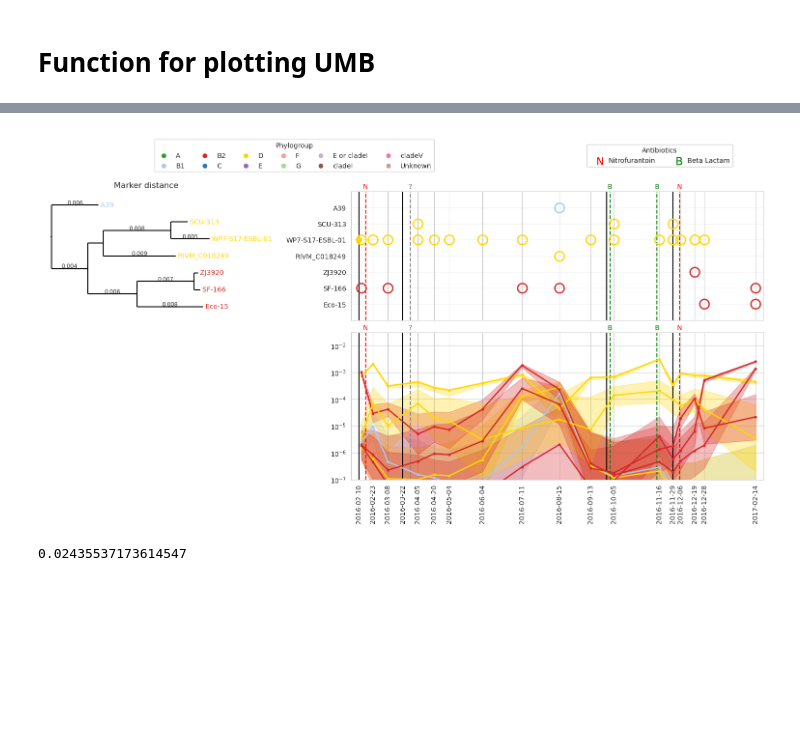
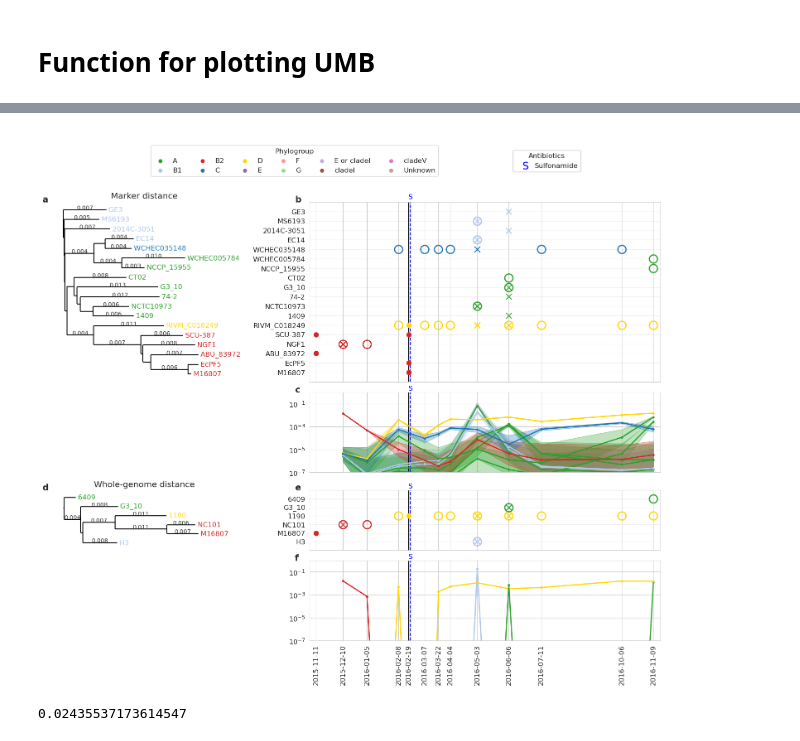
Before and after one commit to gibsonlab/chronostrain, a Jupyter notebook: examples/umb/notebooks/timeseries_plots.ipynb, the cells around one changed output, grey strips where cells are left out. Saved outputs shown, nothing was run; the diff lists cells and outputs as text; code cells hidden in the pictures; blank space fills up the shorter version.

```diff
--- a/examples/umb/notebooks/timeseries_plots.ipynb
+++ b/examples/umb/notebooks/timeseries_plots.ipynb
@@ -412,16 +451,17 @@ plt.savefig(plot_dir / f'{umb_id}_both_methods.svg')
-# %%
-umb_id = 'UMB18'
-load_result(umb_id)
-plot_umb(
-    umb_id, base_dir, seed=31415, result_cache=res_cache, width=15.0,
-    include_straingst=False
-)
-
-plot_dir = Path() / 'plots'
-plot_dir.mkdir(exist_ok=True)
-plt.savefig(plot_dir / f'{umb_id}.svg')
-# %% [output]
-[figure, removed]
+# %%
+umb_id = 'UMB11'
+plt.rcParams.update({'font.size': 12})
+load_result(umb_id)
+plot_umb(
+    umb_id, base_dir, seed=31415, result_cache=res_cache, width=15.0, abund_lb=0.05,
+    include_straingst=True
+)
+
+# plot_dir = Path() / 'plots'
+# plot_dir.mkdir(exist_ok=True)
+# plt.savefig(plot_dir / f'{umb_id}.svg')
+# %% [output]
+[figure, added]
 # %%
 x = []
 for s in db.all_strains():
```
Also changed, not shown: parts of 13 cells of this notebook, 17 other files.
